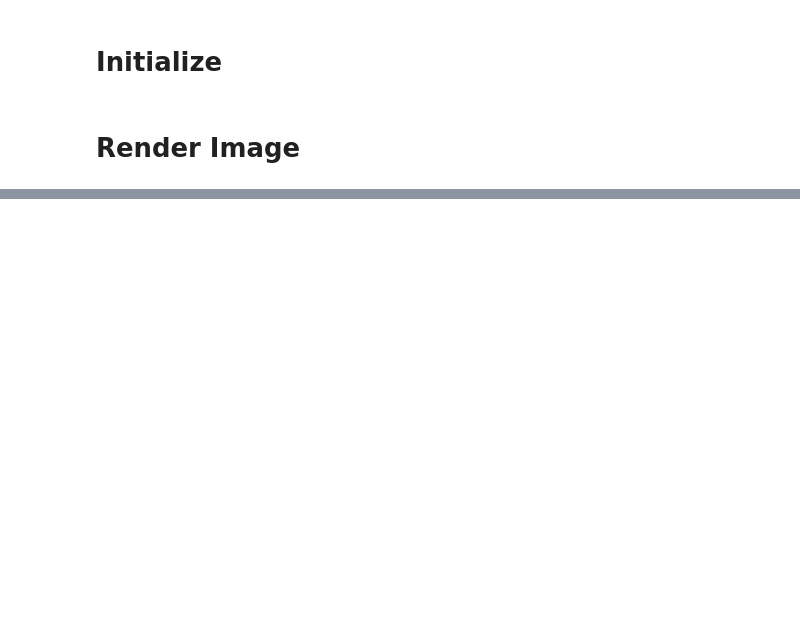
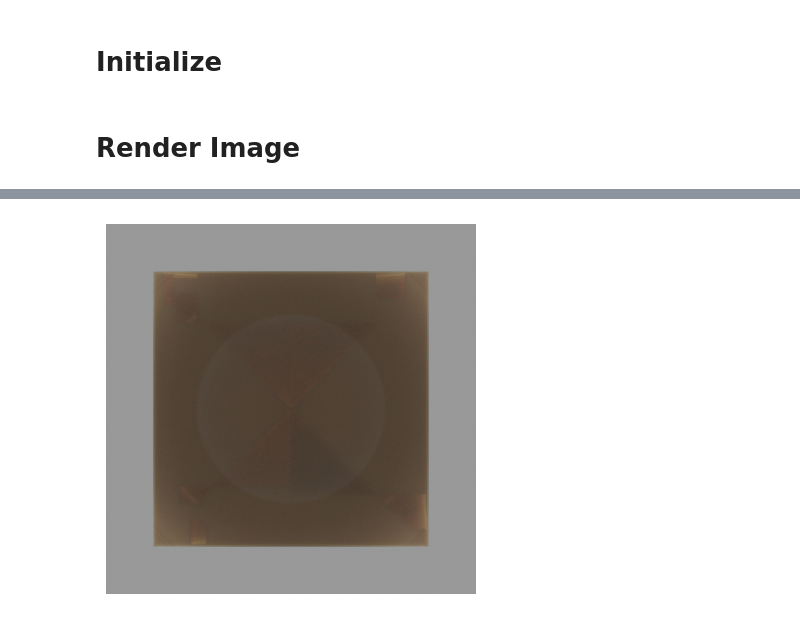
Before and after one commit to jeanmarin1/New_ssynth, a Jupyter notebook: Code/render_example.ipynb, the cells around one changed output, grey strips where cells are left out. Cells and saved outputs as stored; diff of their text form; code cells hidden in the pictures; blank space fills up the shorter version.

```diff
--- a/Code/render_example.ipynb
+++ b/Code/render_example.ipynb
@@ -80,0 +62,11 @@ Clipping input data to the valid range for imshow with RGB data ([0..1] for floa
+# %%
+img = np.array(ref_image)
+
+# simple Reinhard tonemap
+img = img / (1 + img)
+
+plt.imshow(np.clip(img, 0, 1))
+plt.axis('off')
+plt.show()
+# %% [output]
+[figure, added]
```
Also changed, not shown: parts of 1 cell of this notebook, 9 other files.
